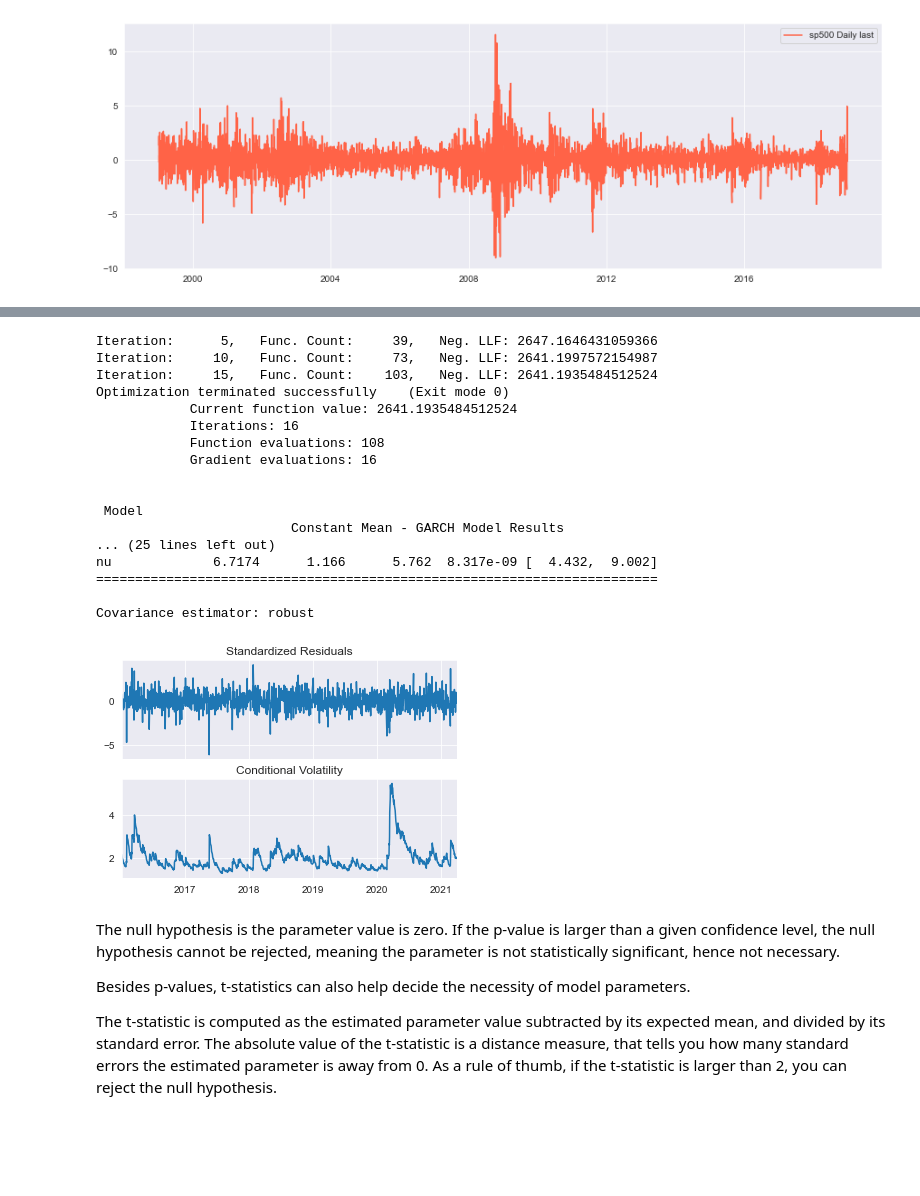
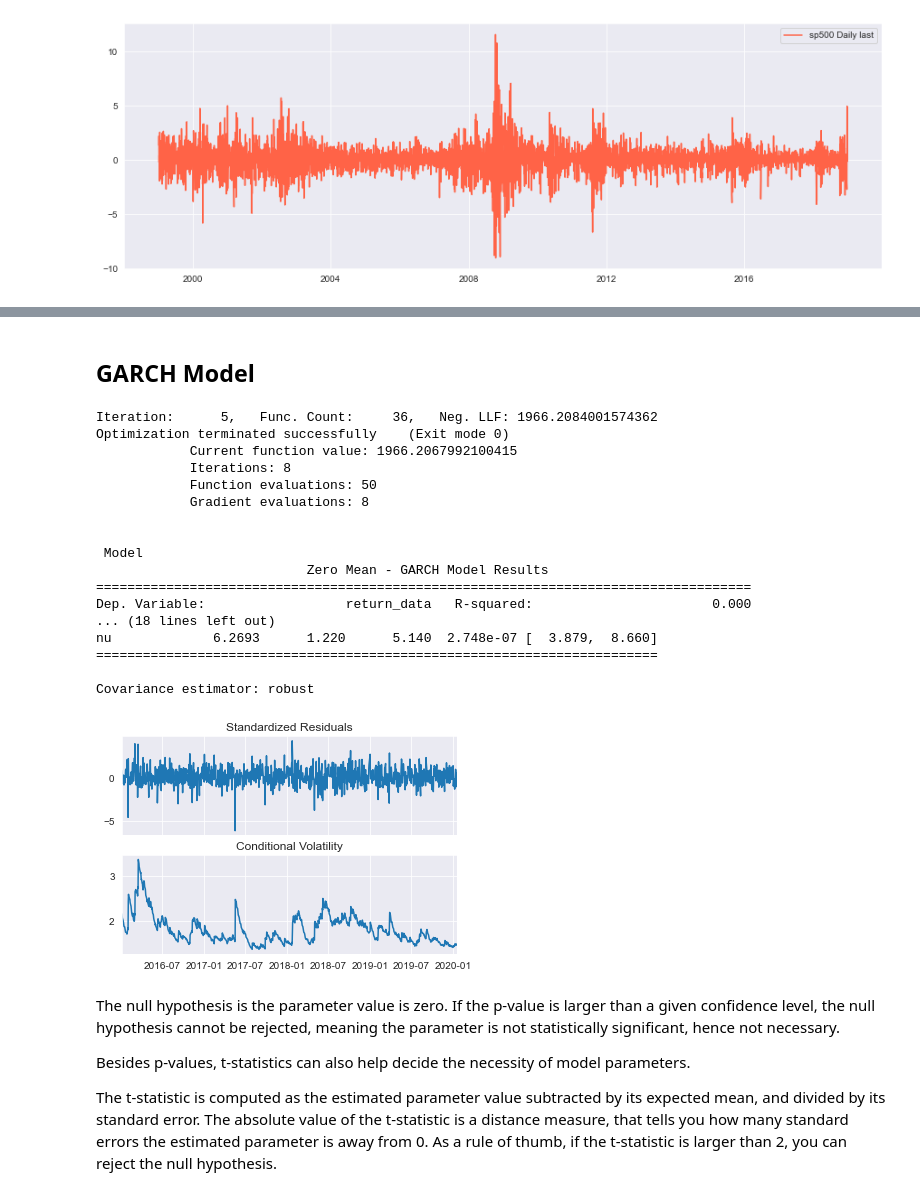
Before and after one commit to Stankevix/arch_models, a Jupyter notebook: arch_models.ipynb, the cells around one changed output, grey strips where cells are left out. Saved outputs shown, nothing was run; the diff lists cells and outputs as text; code cells hidden in the pictures; blank space fills up the shorter version.

```diff
--- a/arch_models.ipynb
+++ b/arch_models.ipynb
@@ -254,10 +254,10 @@ def get_arx_model(name,y,exog, lags):
 
     return mod,res
 # %%
-def get_arch_model(df, p_,o_,q_, mean, type_model, dist):
+def get_arch_model(df, p, o, q, mean, type_model, dist):
 
     #split_date = dt.date(2021,5,1)
-    model = arch_model(df, p = p_, o= o_, q = q_, mean = mean,vol=type_model,dist = dist)
+    model = arch_model(df, p=p, o=o, q = q, mean=mean,vol=type_model,dist=dist)
 
     model_fit = model.fit(update_freq = 5)#last_obs=split_date
 
@@ -394,32 +408,33 @@ Covariance estimator: robust
+# %% [markdown]
+## GARCH Model
 # %%
-p_ = 1
-o_ = 0
-q_ = 1
-mean = 'constant' #'zero', 'AR', 'constant'
-type_model = 'GARCH' #'GARCH','ARCH', 'EGARCH'
+p = 1
+o = 0
+q = 1
+mean = 'Zero' #'zero', 'AR', 'constant'
+type_model = 'GARCH' #'GARCH','ARCH', 'EGARCH' garch
 dist = 't' #'t','skewt','normal'
 
-
-model_fit, model = get_arch_model(itausa['return_data'].dropna(),p_,o_, q_, mean,type_model,dist)
+garch_fit, garch_mod = get_arch_model(itausa_train['return_data'].dropna(),p,o,q, mean,type_model,dist)
 # %% [output]
-Iteration:      5,   Func. Count:     39,   Neg. LLF: 2647.1646431059366
-Iteration:     10,   Func. Count:     73,   Neg. LLF: 2641.1997572154987
-Iteration:     15,   Func. Count:    103,   Neg. LLF: 2641.1935484512524
+Iteration:      5,   Func. Count:     36,   Neg. LLF: 1966.2084001574362
 Optimization terminated successfully    (Exit mode 0)
-            Current function value: 2641.1935484512524
-            Iterations: 16
-            Function evaluations: 108
-            Gradient evaluations: 16
+            Current function value: 1966.2067992100415
+            Iterations: 8
+            Function evaluations: 50
+            Gradient evaluations: 8
 
 
  Model
-                         Constant Mean - GARCH Model Results
-... (25 lines left out)
-nu             6.7174      1.166      5.762  8.317e-09 [  4.432,  9.002]
+                           Zero Mean - GARCH Model Results
+====================================================================================
+Dep. Variable:                  return_data   R-squared:                       0.000
+... (18 lines left out)
+nu             6.2693      1.220      5.140  2.748e-07 [  3.879,  8.660]
 ========================================================================
 
 Covariance estimator: robust
-[figure, old version]
+[figure, new version]
 # %% [markdown]
 The null hypothesis is the parameter value is zero. If the p-value is larger than a given confidence level, the null hypothesis cannot be rejected, meaning the parameter is not statistically significant, hence not necessary.
 
```
Also changed, not shown: parts of 37 cells of this notebook.
